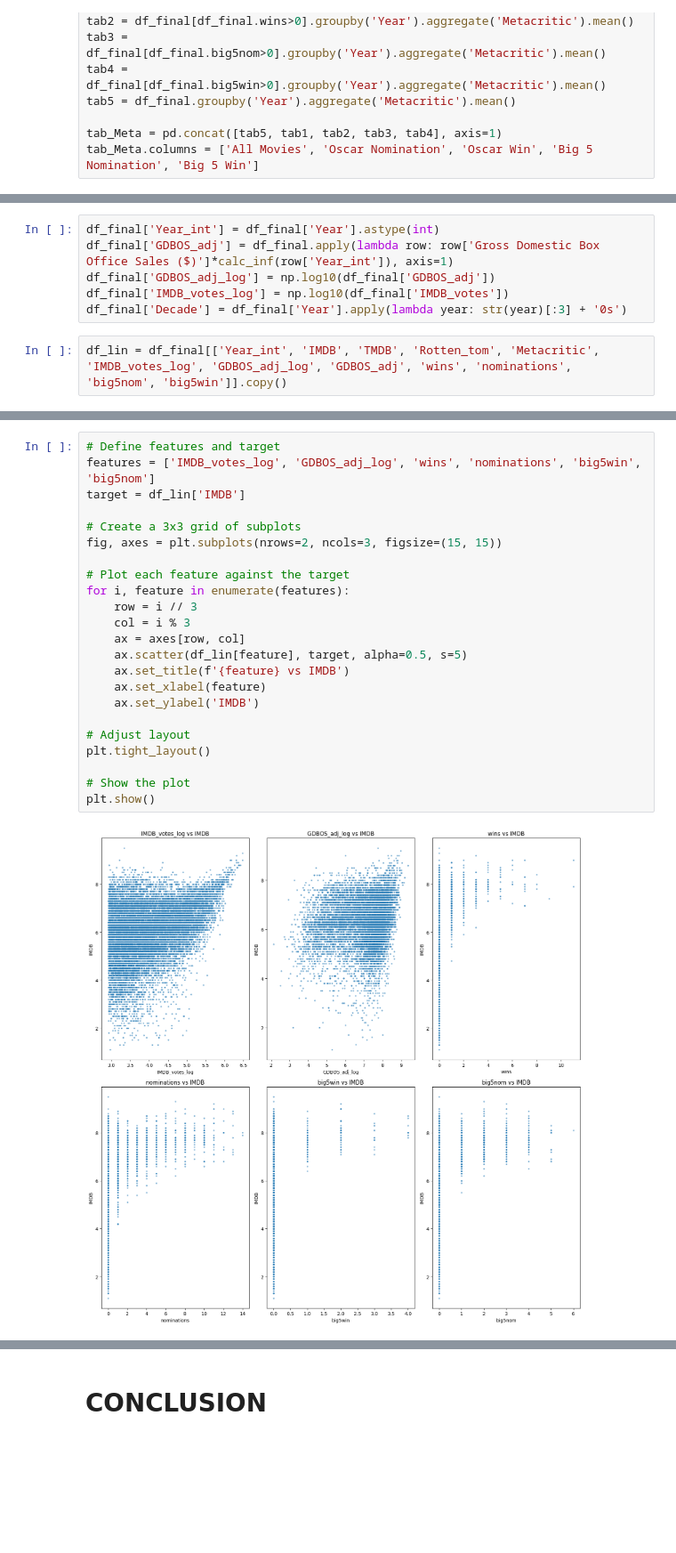
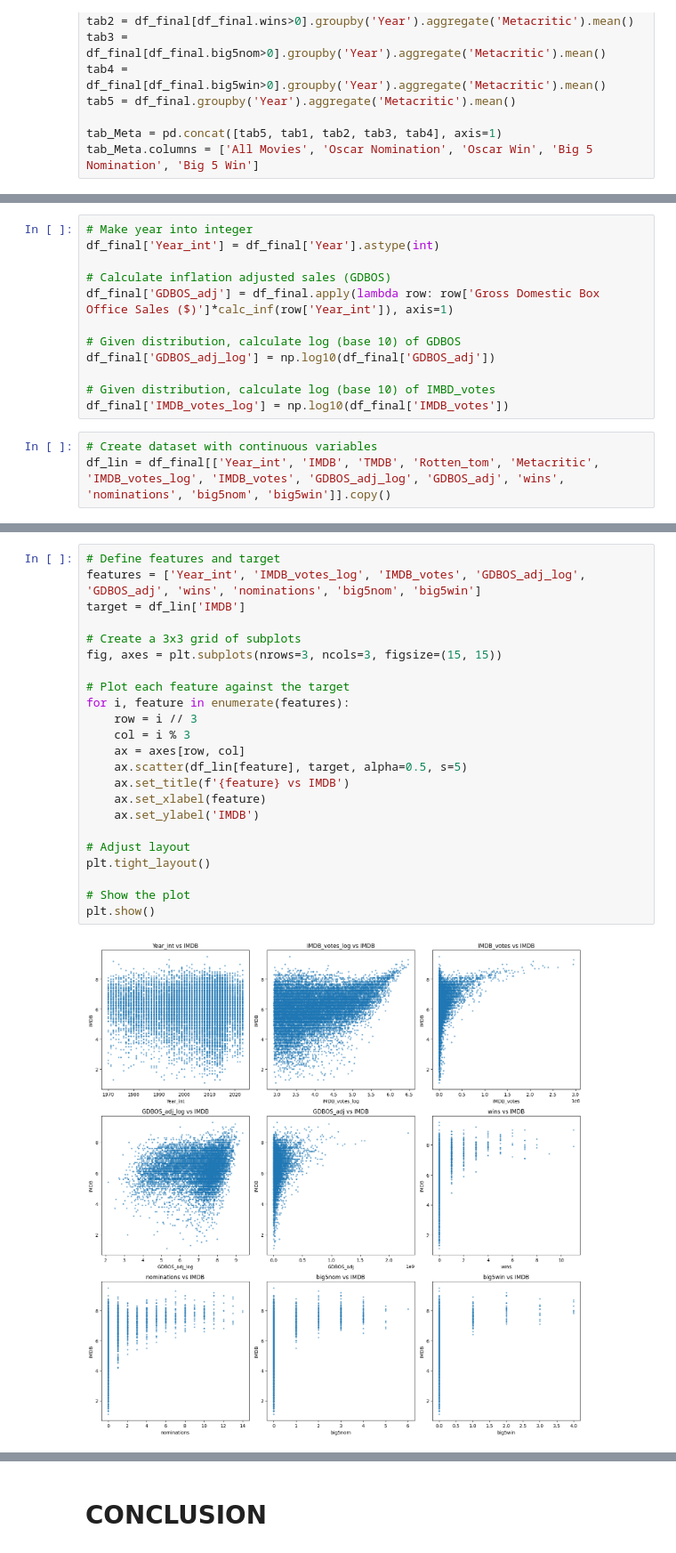
Before and after one commit to tsnow2010/DATA601, a Jupyter notebook: DATA601_Project1/main.ipynb, the cells around one changed output, grey strips where cells are left out. Shown at 89% size. Cells and saved outputs as stored; diff of their text form; blank space fills up the shorter version.

```diff
--- a/DATA601_Project1/main.ipynb
+++ b/DATA601_Project1/main.ipynb
@@ -1188,11 +1213,18 @@ def calc_inf(year):
     else:
         return ((1 + AIR[54-(2023-year)]/100)*calc_inf(year+1))
 # %%
+# Make year into integer
 df_final['Year_int'] = df_final['Year'].astype(int)
+
+# Calculate inflation adjusted sales (GDBOS)
 df_final['GDBOS_adj'] = df_final.apply(lambda row: row['Gross Domestic Box Office Sales ($)']*calc_inf(row['Year_int']), axis=1)
+
+# Given distribution, calculate log (base 10) of GDBOS
 df_final['GDBOS_adj_log'] = np.log10(df_final['GDBOS_adj'])
+
+# Given distribution, calculate log (base 10) of IMBD_votes
 df_final['IMDB_votes_log'] = np.log10(df_final['IMDB_votes'])
-df_final['Decade'] = df_final['Year'].apply(lambda year: str(year)[:3] + '0s')
 # %%
-df_lin = df_final[['Year_int', 'IMDB', 'TMDB', 'Rotten_tom', 'Metacritic', 'IMDB_votes_log', 'GDBOS_adj_log', 'GDBOS_adj', 'wins', 'nominations', 'big5nom', 'big5win']].copy()
+# Create dataset with continuous variables
+df_lin = df_final[['Year_int', 'IMDB', 'TMDB', 'Rotten_tom', 'Metacritic', 'IMDB_votes_log', 'IMDB_votes', 'GDBOS_adj_log', 'GDBOS_adj', 'wins', 'nominations', 'big5nom', 'big5win']].copy()
 # %%
@@ -1206,25 +1246,25 @@ sns.heatmap(data=correlation_matrix, annot=True, ax=ax)
 # %%
 # Define features and target
-features = ['IMDB_votes_log', 'GDBOS_adj_log', 'wins', 'nominations', 'big5win', 'big5nom']
+features = ['Year_int', 'IMDB_votes_log', 'IMDB_votes', 'GDBOS_adj_log', 'GDBOS_adj', 'wins', 'nominations', 'big5nom', 'big5win']
 target = df_lin['IMDB']
 
 # Create a 3x3 grid of subplots
-fig, axes = plt.subplots(nrows=2, ncols=3, figsize=(15, 15))
+fig, axes = plt.subplots(nrows=3, ncols=3, figsize=(15, 15))
 
 # Plot each feature against the target
 for i, feature in enumerate(features):
     row = i // 3
     col = i % 3
     ax = axes[row, col]
     ax.scatter(df_lin[feature], target, alpha=0.5, s=5)
     ax.set_title(f'{feature} vs IMDB')
     ax.set_xlabel(feature)
     ax.set_ylabel('IMDB')
 
 # Adjust layout
 plt.tight_layout()
 
 # Show the plot
 plt.show()
 # %% [output]
-[figure, old version]
+[figure, new version]
```
Also changed, not shown: parts of 39 cells of this notebook.
